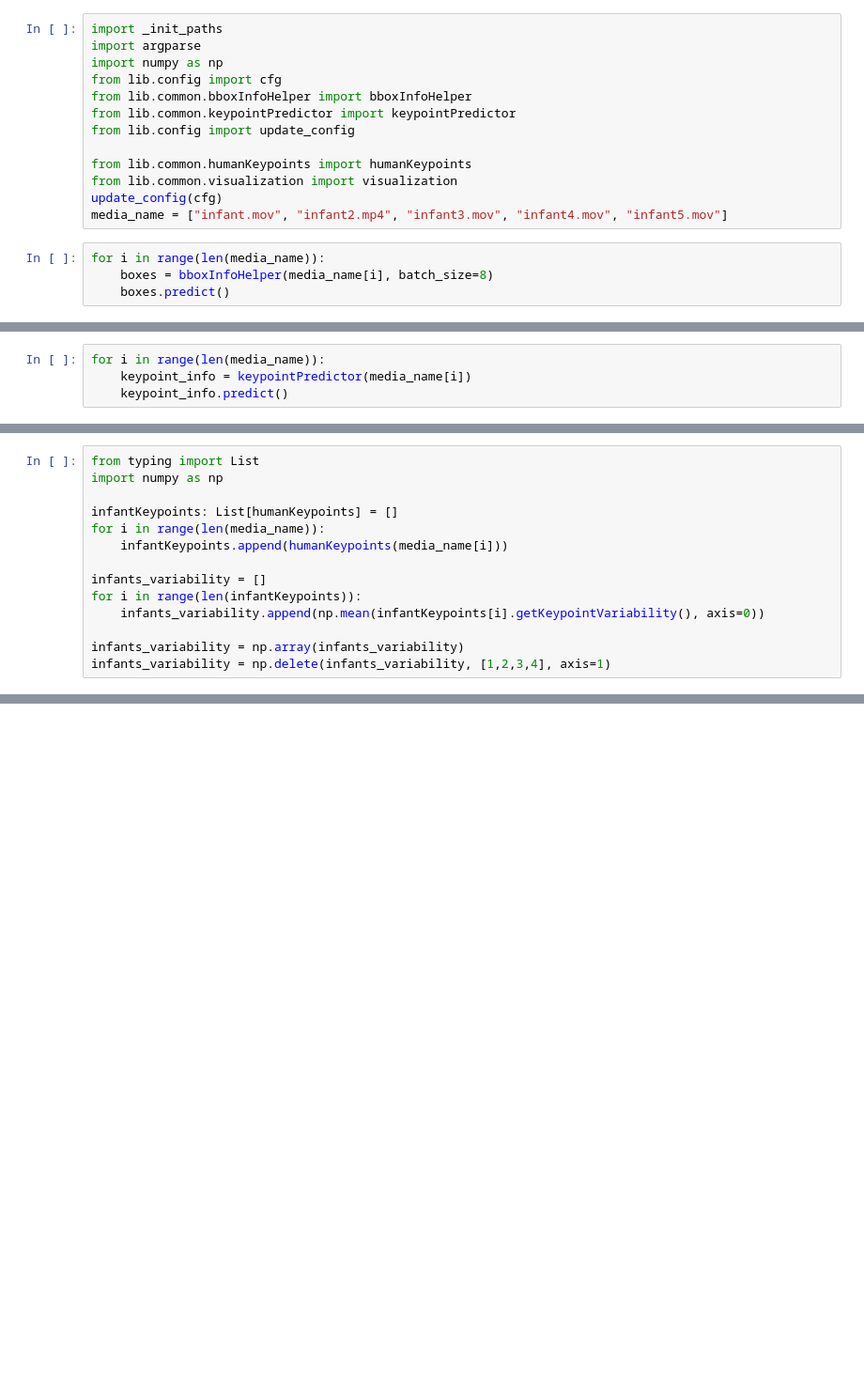
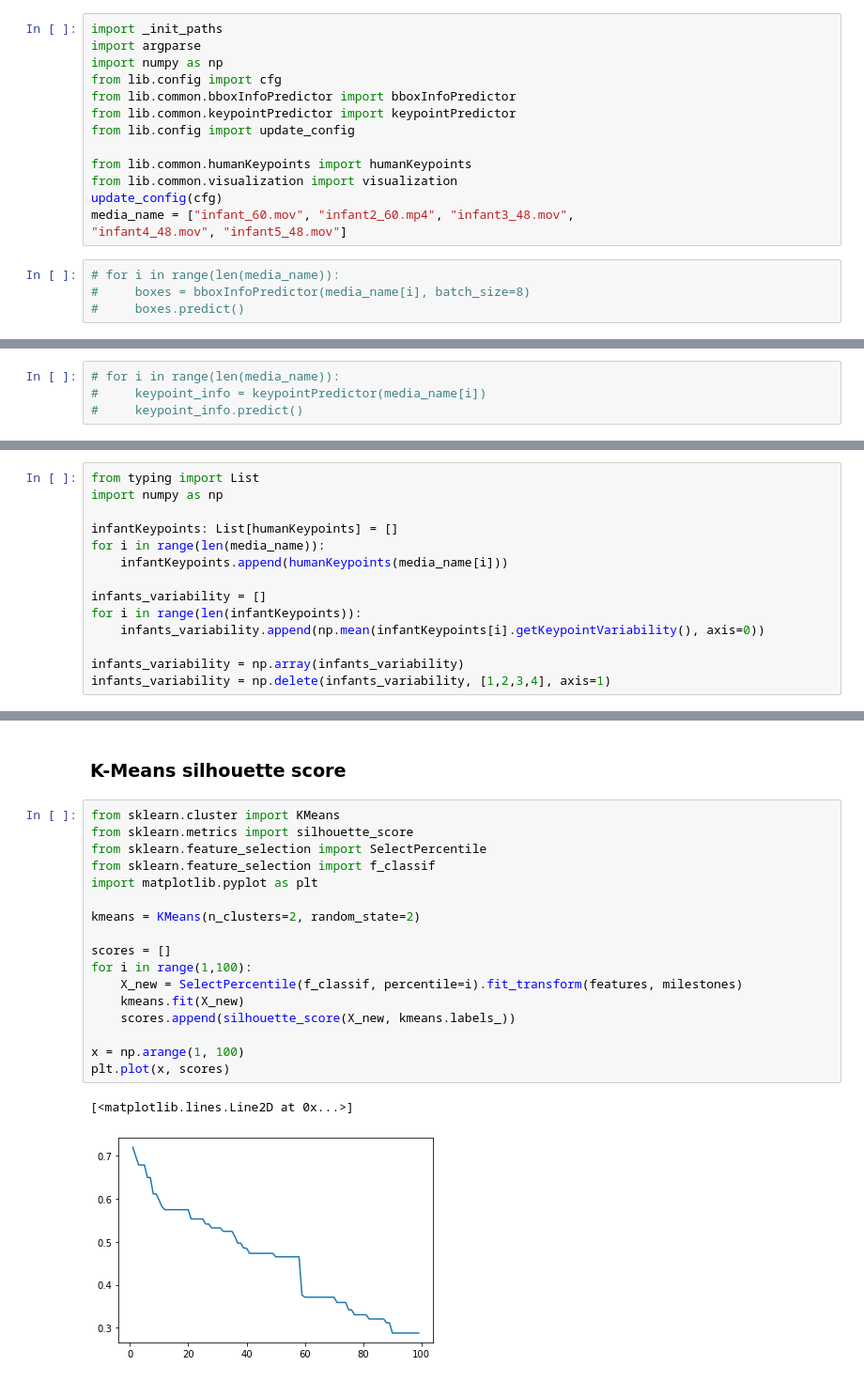
Before and after one commit to asdzxc55888/Post-Verification, a Jupyter notebook: test.ipynb, the cells around one changed output, grey strips where cells are left out. Shown at 94% size. Cells and saved outputs as stored; diff of their text form; blank space fills up the shorter version.

```diff
--- a/test.ipynb
+++ b/test.ipynb
@@ -3,15 +3,16 @@ import _init_paths
 import argparse
 import numpy as np
 from lib.config import cfg
-from lib.common.bboxInfoHelper import bboxInfoHelper
+from lib.common.bboxInfoPredictor import bboxInfoPredictor
 from lib.common.keypointPredictor import keypointPredictor
 from lib.config import update_config
 
 from lib.common.humanKeypoints import humanKeypoints
 from lib.common.visualization import visualization
 update_config(cfg)
-media_name = ["infant.mov", "infant2.mp4", "infant3.mov", "infant4.mov", "infant5.mov"]
+media_name = ["infant_60.mov", "infant2_60.mp4", "infant3_48.mov",
+"infant4_48.mov", "infant5_48.mov"]
 # %%
-for i in range(len(media_name)):
-    boxes = bboxInfoHelper(media_name[i], batch_size=8)
-    boxes.predict()
+# for i in range(len(media_name)):
+#     boxes = bboxInfoPredictor(media_name[i], batch_size=8)
+#     boxes.predict()
@@ -29,4 +19,4 @@ getVideoFrames finished
 # %%
-for i in range(len(media_name)):
-    keypoint_info = keypointPredictor(media_name[i])
-    keypoint_info.predict()
+# for i in range(len(media_name)):
+#     keypoint_info = keypointPredictor(media_name[i])
+#     keypoint_info.predict()
@@ -119,0 +122,22 @@ print(gm)
+# %% [markdown]
+### K-Means silhouette score
+# %%
+from sklearn.cluster import KMeans
+from sklearn.metrics import silhouette_score
+from sklearn.feature_selection import SelectPercentile
+from sklearn.feature_selection import f_classif
+import matplotlib.pyplot as plt
+
+kmeans = KMeans(n_clusters=2, random_state=2)
+
+scores = []
+for i in range(1,100):
+    X_new = SelectPercentile(f_classif, percentile=i).fit_transform(features, milestones)
+    kmeans.fit(X_new)
+    scores.append(silhouette_score(X_new, kmeans.labels_))
+
+x = np.arange(1, 100)
+plt.plot(x, scores)
+# %% [output]
+[<matplotlib.lines.Line2D at 0x...>]
+[figure, added]
```
Also changed, not shown: parts of 6 cells of this notebook, 7 other files.
